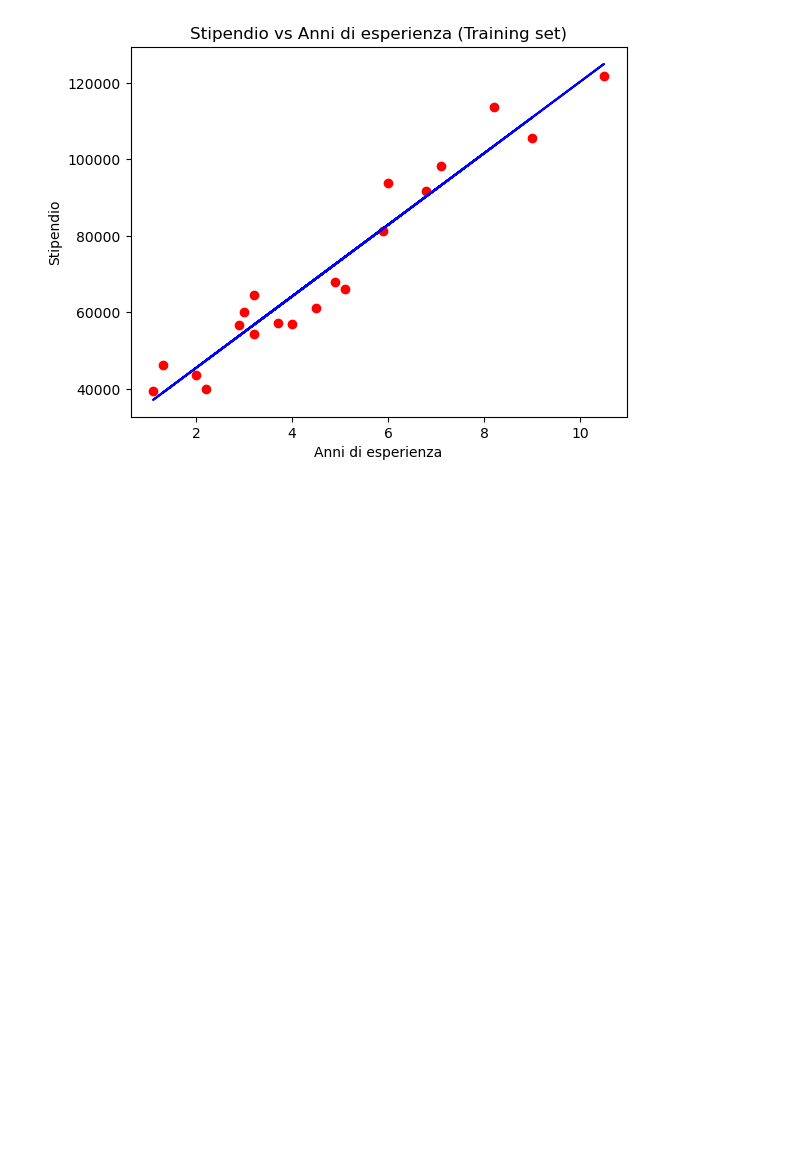
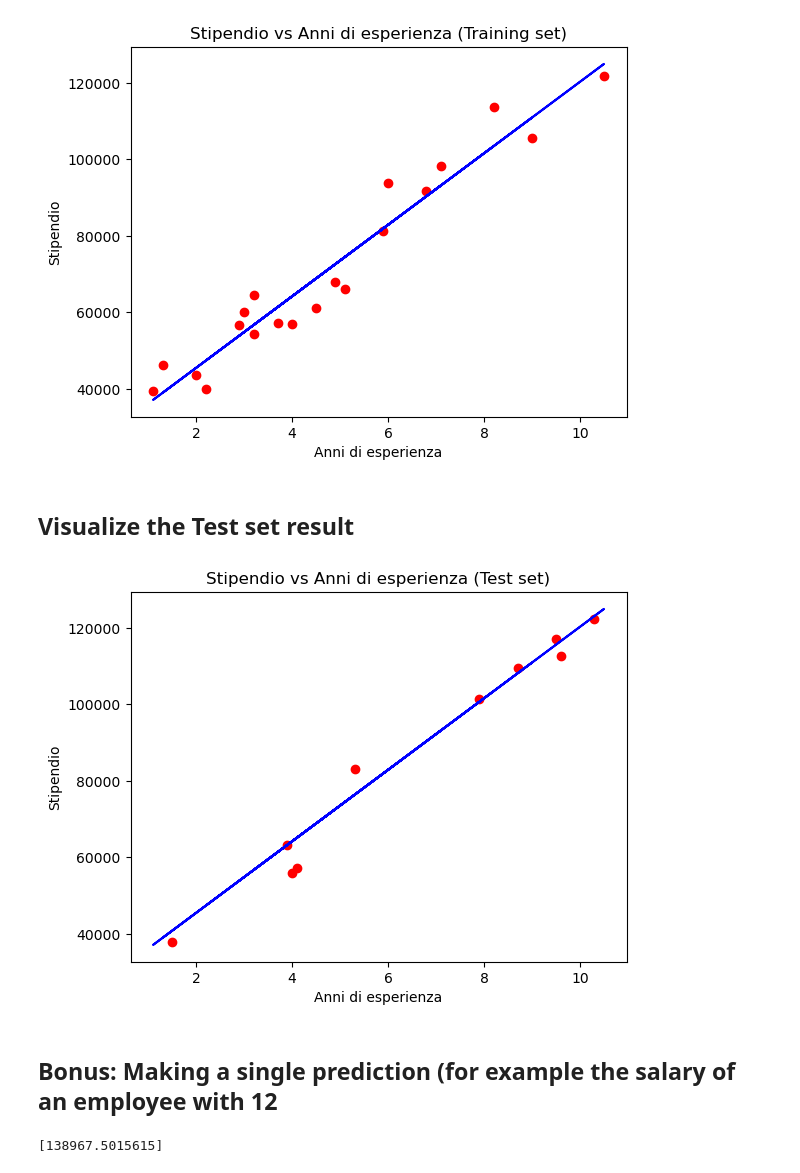
Before and after one commit to danielecalabrese/MachineLearningA-Z, a Jupyter notebook: 6 - Simple Linear Regression/simpleLinearRegression.ipynb, the cells around one changed output. Drawn from its saved outputs; the diff is of its cells as text; code cells hidden in the pictures; blank space fills up the shorter version.

```diff
--- a/6 - Simple Linear Regression/simpleLinearRegression.ipynb
+++ b/6 - Simple Linear Regression/simpleLinearRegression.ipynb
@@ -85,3 +85,20 @@ plt.ylabel('Stipendio')
 plt.show()
 # %% [output]
 [figure]
+# %% [markdown]
+## Visualize the Test set result
+# %%
+plt.scatter(X_test, y_test, color='red')
+plt.plot(X_train, regressor.predict(X_train), color='blue')
+plt.title('Stipendio vs Anni di esperienza (Test set)')
+plt.xlabel('Anni di esperienza')
+plt.ylabel('Stipendio')
+plt.show()
+# %% [output]
+[figure, added]
+# %% [markdown]
+## Bonus: Making a single prediction (for example the salary of an employee with 12
+# %%
+print(regressor.predict([[12]])) # vuole sempre un array 2D
+# %% [output]
+[138967.5015615]
```
Also changed, not shown: parts of 2 cells of this notebook.
